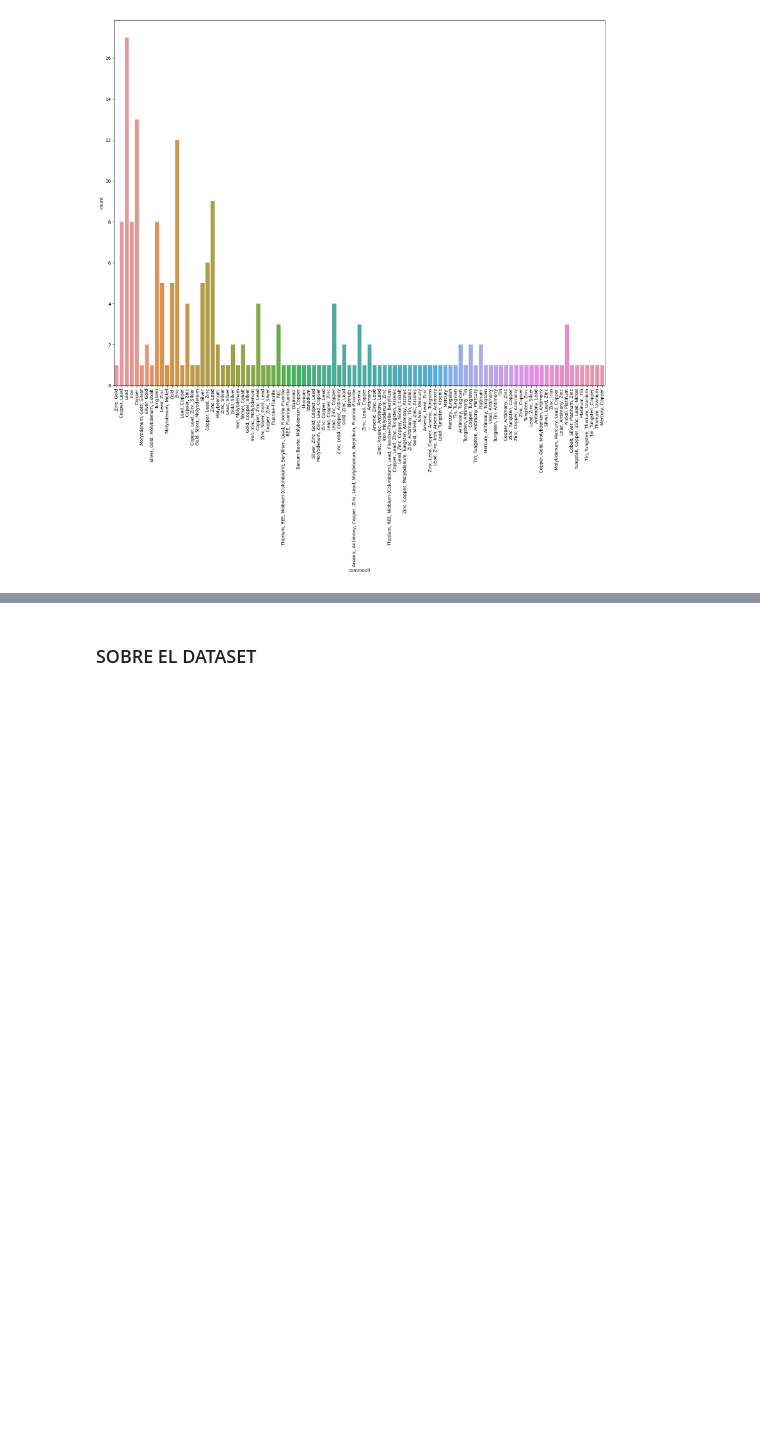
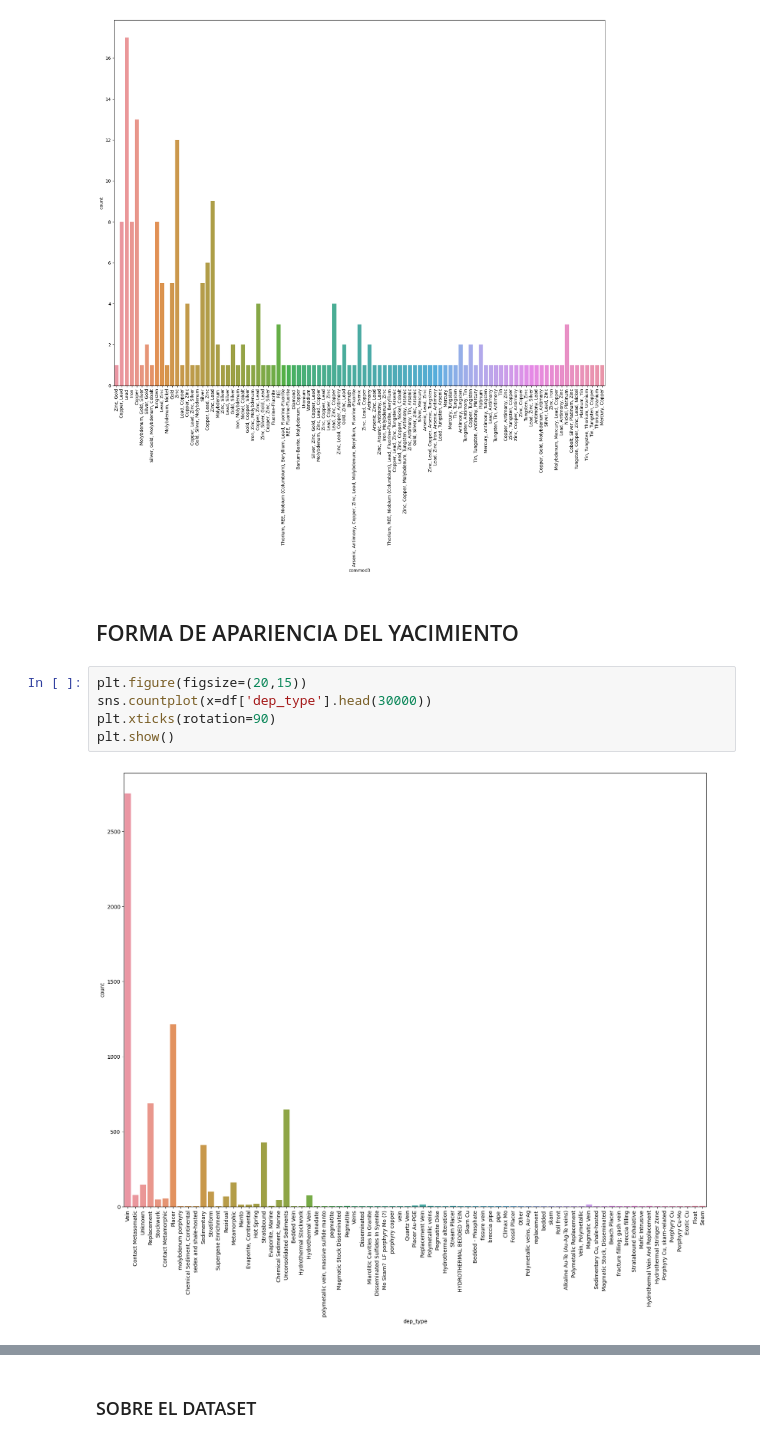
Before and after one commit to FacundoCardozo5/CoderHouse_CH-32845, a Jupyter notebook: notebooks/ProyectoDS_ParteI_Cardozo.ipynb, the cells around one changed output, grey strips where cells are left out. Drawn from its saved outputs; the diff is of its cells as text; blank space fills up the shorter version.

```diff
--- a/notebooks/ProyectoDS_ParteI_Cardozo.ipynb
+++ b/notebooks/ProyectoDS_ParteI_Cardozo.ipynb
@@ -152,3 +152,12 @@ plt.xticks(rotation=90)
 plt.show()
 # %% [output]
 [figure]
+# %% [markdown]
+## FORMA DE APARIENCIA DEL YACIMIENTO
+# %%
+plt.figure(figsize=(20,15))
+sns.countplot(x=df['dep_type'].head(30000))
+plt.xticks(rotation=90)
+plt.show()
+# %% [output]
+[figure, added]
```
Also changed, not shown: parts of 4 cells of this notebook.
